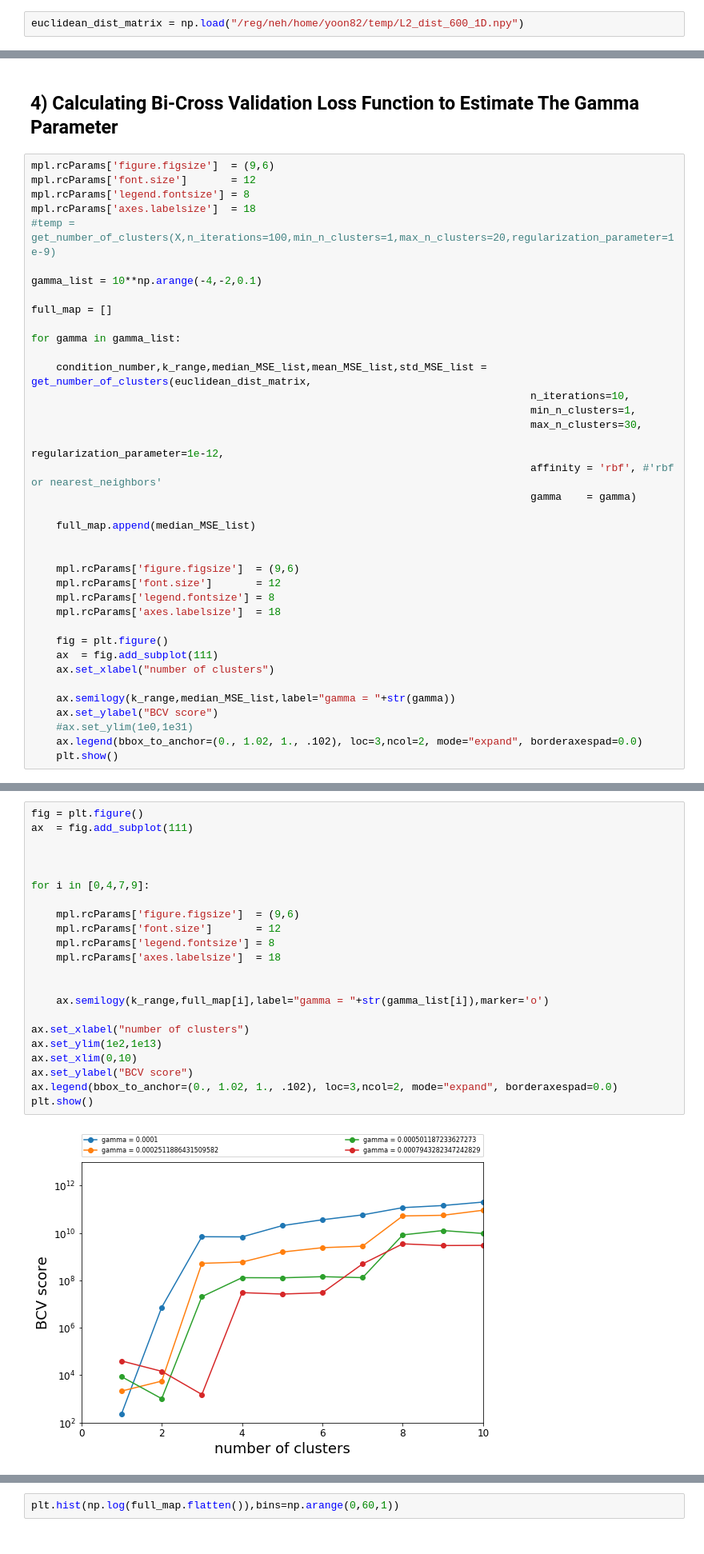
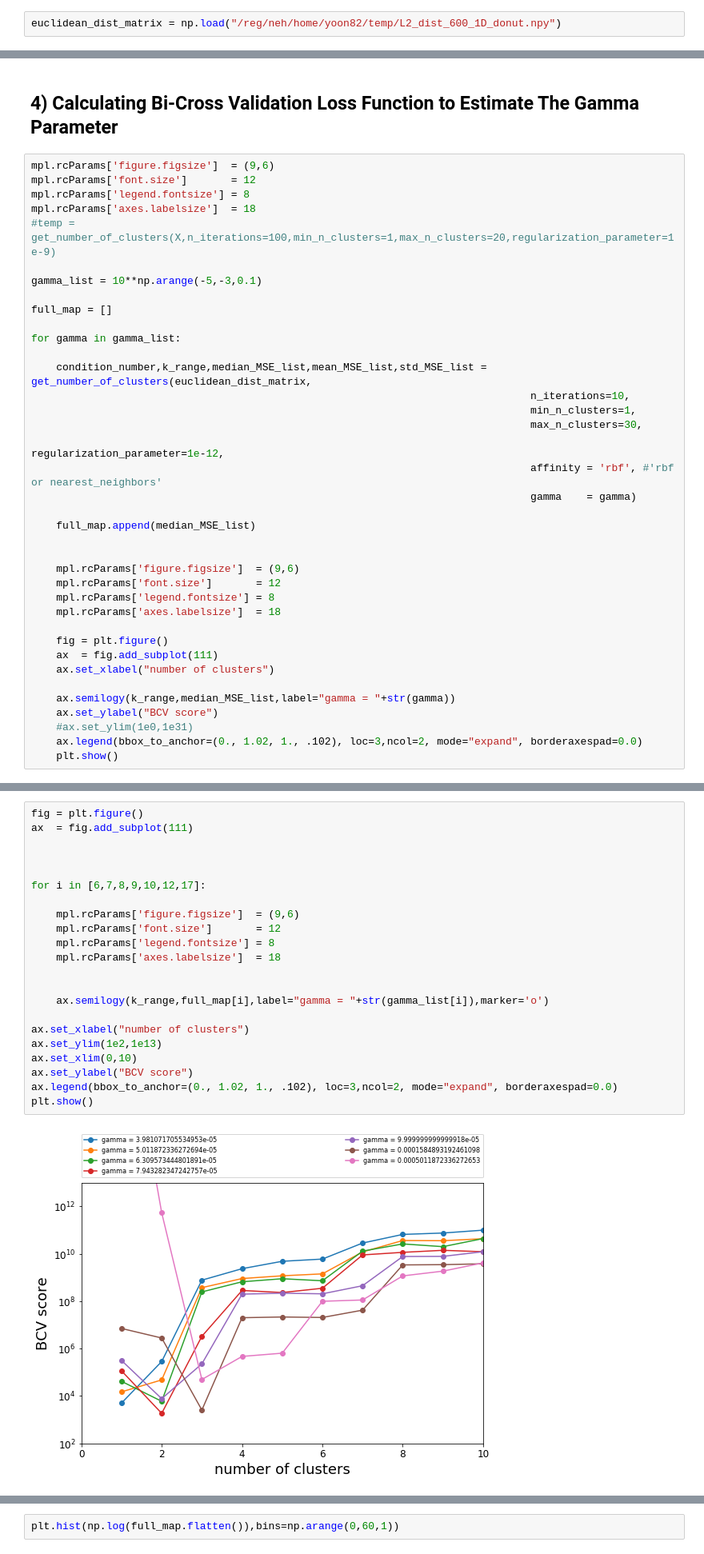
Before and after one commit to sioan/bcv_spectral_clustering, a Jupyter notebook: spectral_clustering_protein.ipynb, the cells around one changed output, grey strips where cells are left out. Shown at 80% size. Drawn from its saved outputs; the diff is of its cells as text.

```diff
--- a/spectral_clustering_protein.ipynb
+++ b/spectral_clustering_protein.ipynb
@@ -156,7 +156,7 @@ plt.show()
 # %% [output]
 [figure]
 # %%
-euclidean_dist_matrix = np.load("/reg/neh/home/yoon82/temp/L2_dist_600_1D.npy")
+euclidean_dist_matrix = np.load("/reg/neh/home/yoon82/temp/L2_dist_600_1D_donut.npy")
 # %% [markdown]
 ##  4) Calculating Bi-Cross Validation Loss Function to Estimate Number of Clusters
 
@@ -439,7 +439,7 @@ mpl.rcParams['legend.fontsize'] = 8
 mpl.rcParams['axes.labelsize']  = 18
 #temp = get_number_of_clusters(X,n_iterations=100,min_n_clusters=1,max_n_clusters=20,regularization_parameter=1e-9)
 
-gamma_list = 10**np.arange(-4,-2,0.1)
+gamma_list = 10**np.arange(-5,-3,0.1)
 
 full_map = []
 
@@ -487,27 +487,27 @@ for gamma in gamma_list:
 # %%
 fig = plt.figure()
 ax  = fig.add_subplot(111)
 
 
 
-for i in [0,4,7,9]:
+for i in [6,7,8,9,10,12,17]:
 
     mpl.rcParams['figure.figsize']  = (9,6)
     mpl.rcParams['font.size']       = 12
     mpl.rcParams['legend.fontsize'] = 8
     mpl.rcParams['axes.labelsize']  = 18
 
 
     ax.semilogy(k_range,full_map[i],label="gamma = "+str(gamma_list[i]),marker='o')
 
 ax.set_xlabel("number of clusters")
 ax.set_ylim(1e2,1e13)
 ax.set_xlim(0,10)
 ax.set_ylabel("BCV score")
 ax.legend(bbox_to_anchor=(0., 1.02, 1., .102), loc=3,ncol=2, mode="expand", borderaxespad=0.0)
 plt.show()
 # %% [output]
-[figure, old version]
+[figure, new version]
 # %%
 mpl.rcParams['figure.figsize']  = (9,6)
 mpl.rcParams['font.size']       = 12
```
Also changed, not shown: parts of 19 cells of this notebook.
